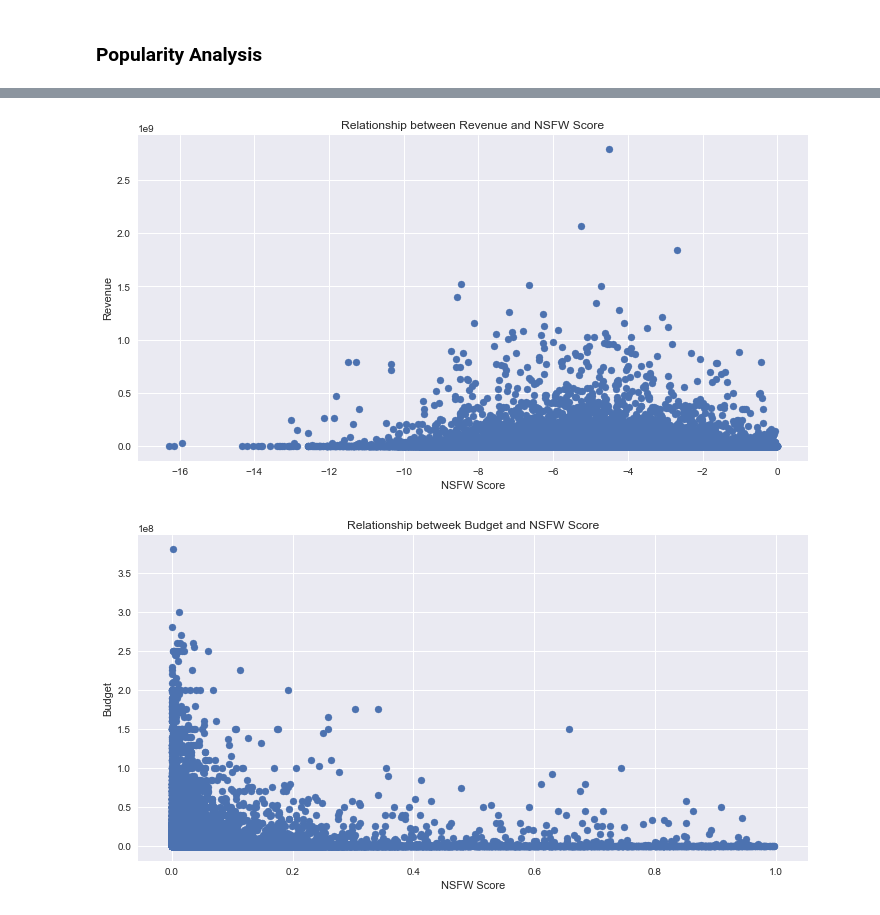
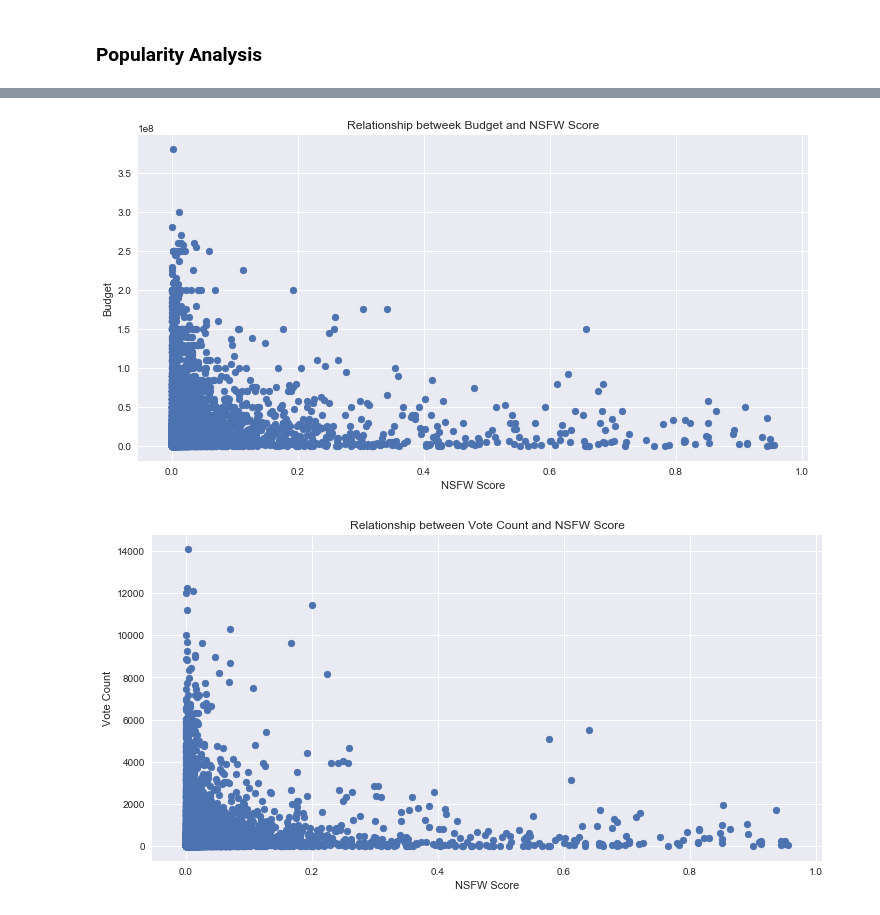
Before and after one commit to aravindsrinivasan/movie-ranking-recommendation-system, a Jupyter notebook: notebooks/nsfw_score-analysis.ipynb, the cells around one changed output, grey strips where cells are left out. Drawn from its saved outputs; the diff is of its cells as text; code cells hidden in the pictures.

Commit message:
nsfw_score analysis updated

```diff
--- a/notebooks/nsfw_score-analysis.ipynb
+++ b/notebooks/nsfw_score-analysis.ipynb
@@ -109,7 +109,7 @@ dtype: object
 # %%
 #dropping rows with missing data
 movie_df = movie_data.replace(0,'NaN')
-movie_df = movie_df[(movie_df.revenue != 'NaN') & (movie_df.revenue != 'NaN') & (movie_df.budget != 'NaN')]
+movie_df = movie_df[(movie_df.revenue != 'NaN') & (movie_df.budget != 'NaN')]
 print '{} rows dropped'.format(movie_data.shape[0] - movie_df.shape[0])
 #replacing NaNs with 0 everywhere else
 movie_df = movie_df.replace('NaN', 0)
@@ -168,8 +150,0 @@ The number of numeric features are 6
-# %%
-#Using log transform on nsfw_score since it normalizes better than boxcox
-movie_df.loc[:, 'nsfw_score'] = np.log(movie_df['nsfw_score'])
-
-# Check the skew of all numerical features
-skewed_feats = movie_df[numeric_feats].apply(lambda x: skew(x.dropna())).sort_values(ascending=False)
-skewness = pd.DataFrame({'Skew' :skewed_feats})
-skewness.head(30)
@@ -184,10 +150,0 @@ skewness.head(30)
-# %%
-#Using Box Cox Transform to fix skewed features
-skewness = skewness[skewness['Skew'] > 0.75]
-print("There are {} skewed numerical features to Box Cox transform".format(skewness.shape[0]))
-
-from scipy.special import boxcox1p
-skewed_features = skewness.index
-lam = 0.15
-for feat in skewed_features:
-    movie_df[feat] = boxcox1p(movie_df[feat], lam)
@@ -221,0 +151,4 @@ plt.show()
+# %%
+#Adding profit column
+movie_df['profit'] = movie_df['revenue'] >= movie_df['budget']
+movie_df.loc[:, 'profit'] = movie_df['profit'].astype(int)
@@ -254,18 +205,17 @@ movie_data[(movie_data.popularity > 100) & (movie_data.nsfw_score < 0.4)]
 # %%
-#Drop revenue 0s
-plt.scatter(np.log(movie_data['nsfw_score']), movie_data['revenue'])
-plt.title('Relationship between Revenue and NSFW Score')
+#Drop the budget 0s
+plt.scatter(movie_df['nsfw_score'], movie_df['budget'])
+plt.title('Relationship betweek Budget and NSFW Score')
 plt.xlabel('NSFW Score')
-plt.ylabel('Revenue')
+plt.ylabel('Budget')
 plt.show()
 # %% [output]
-[figure, old version]
+[figure, new version]
 # %%
-#Drop the budget 0s
-plt.scatter(df['nsfw_score'], df['budget'])
-plt.title('Relationship betweek Budget and NSFW Score')
+plt.scatter(movie_df['nsfw_score'], movie_df['vote_count'])
+plt.title('Relationship between Vote Count and NSFW Score')
 plt.xlabel('NSFW Score')
-plt.ylabel('Budget')
+plt.ylabel('Vote Count')
 plt.show()
 # %% [output]
-[figure, old version]
+[figure, new version]
```
Also changed, not shown: parts of 32 cells of this notebook.
